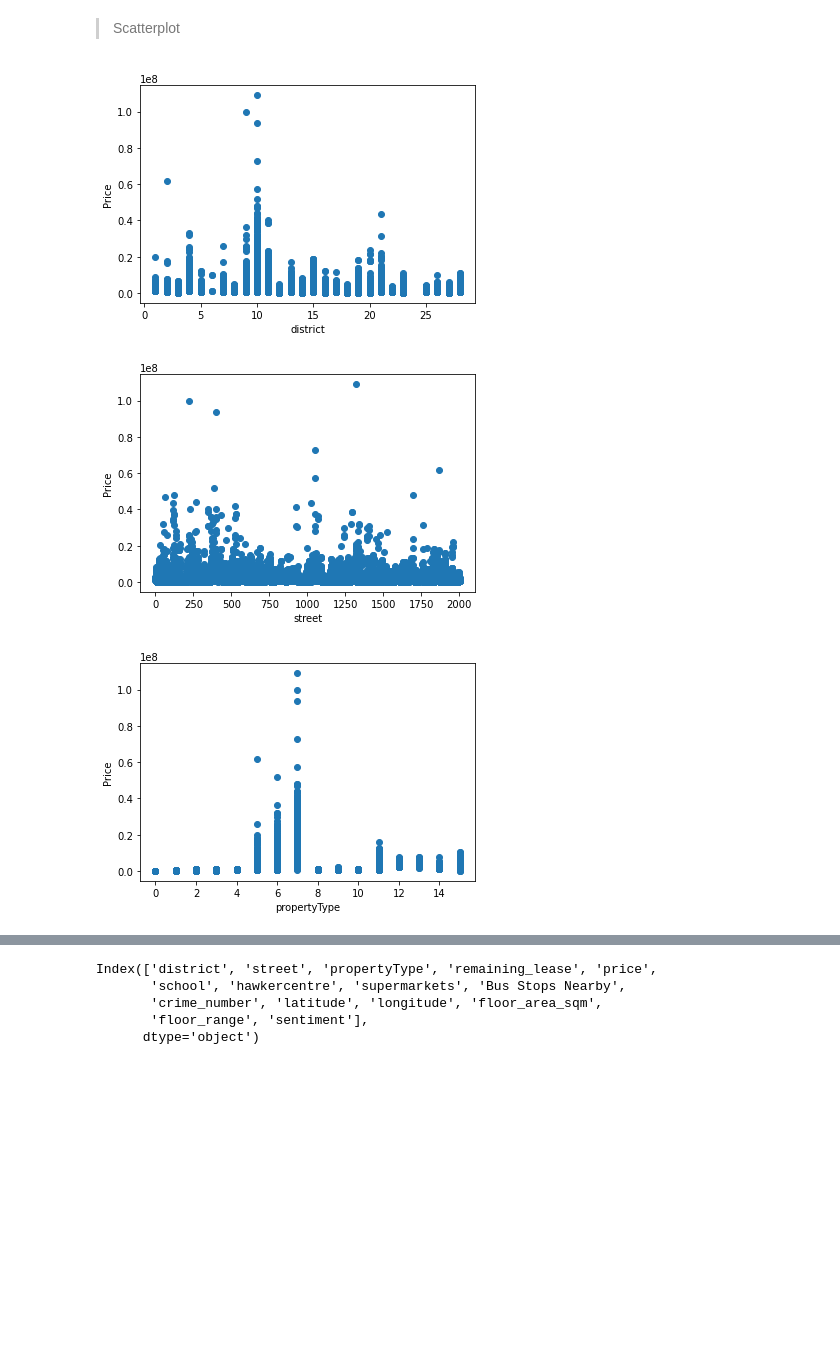
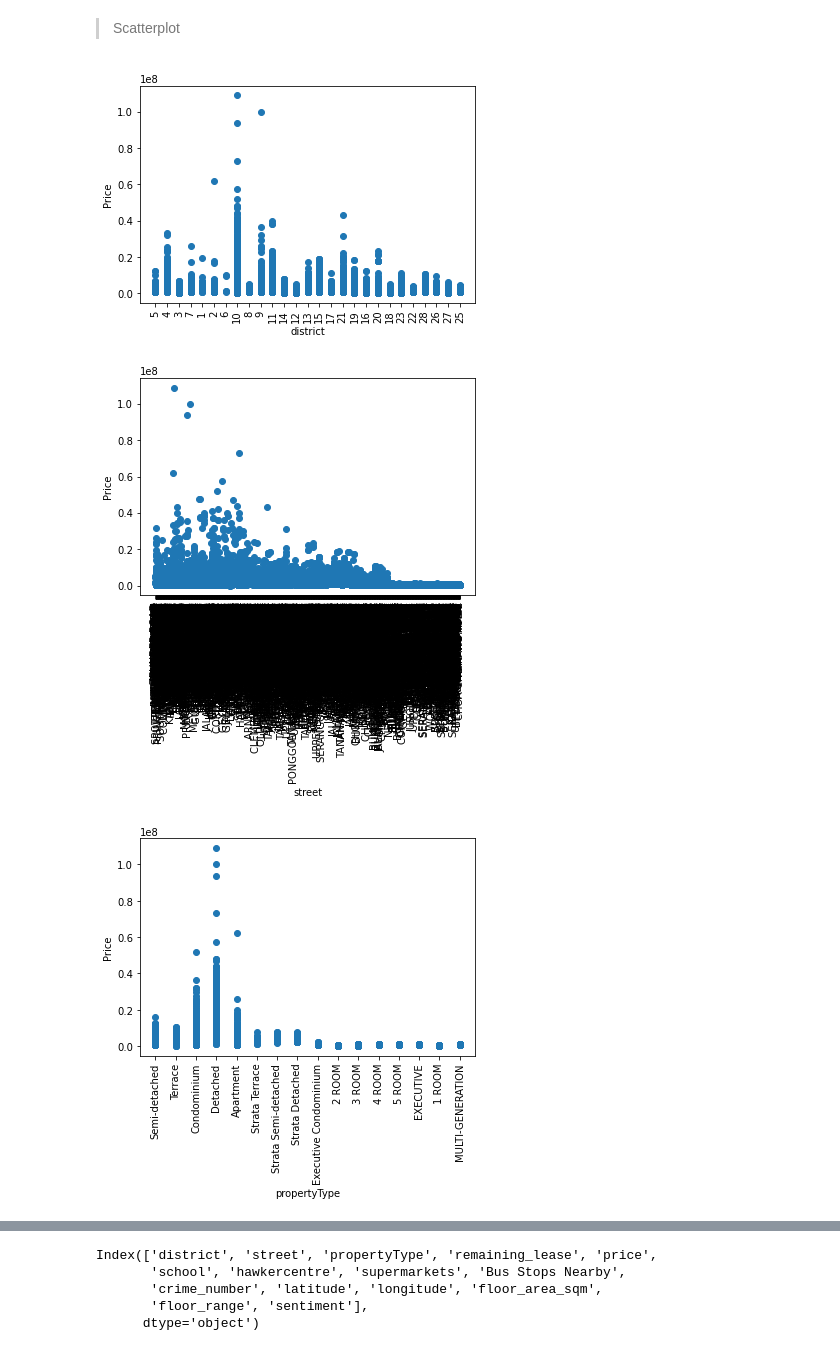
Before and after one commit to nicolepng/BT4222, a Jupyter notebook: Housing_Prices_EDA.ipynb, the cells around one changed output, grey strips where cells are left out. Saved outputs shown, nothing was run; the diff lists cells and outputs as text; code cells hidden in the pictures; blank space fills up the shorter version.

Commit message:
Changed plots to compare with median and made district categorical

```diff
--- a/Housing_Prices_EDA.ipynb
+++ b/Housing_Prices_EDA.ipynb
@@ -1,12 +1,8 @@
 # %%
-#from google.colab import drive
-#drive.mount('/content/drive')
-
-#!ls "/content/drive/My Drive/BT4222 Data/combined.csv"
-#path = '/content/drive/My Drive/BT4222 Data/combined.csv'
-#combined = pd.read_csv(path)
 import pandas as pd
 import seaborn as sns
 import matplotlib.pyplot as plt
 import numpy as np
-combined = pd.read_csv("/Users/vickiyew/Documents/BT4222/project/data/combined.csv")
+combined = pd.read_csv("https://raw.githubusercontent.com/nicolepng/BT4222/main/Data/combined.csv")
+# %%
+combined = combined.drop(combined.columns[0], axis=1)
@@ -44,5 +49,7 @@ floor_range           int64
 sentiment           float64
 dtype: object
+# %%
+combined['district'] = combined['district'].astype(str)
 # %% [markdown]
 ## Correlation Analysis
 > Including Correlation Values
@@ -116,11 +123,12 @@ g = g.map(pairplot, "value", "price")
 > Scatterplot
 # %%
 for i in range(len(vals)):
-  plt.scatter(combined[vals[i]],combined["price"])
-  plt.ylabel("Price")
-  plt.xlabel(vals[i]);
-  plt.show()
+    plt.scatter(combined[vals[i]],combined["price"])
+    plt.ylabel("Price")
+    plt.xlabel(vals[i]);
+    plt.xticks(rotation=90)
+    plt.show()
 # %% [output]
-[figure, old version]
+[figure, new version]
-[figure, old version]
+[figure, new version]
-[figure, old version]
+[figure, new version]
```
Also changed, not shown: parts of 32 cells of this notebook.
